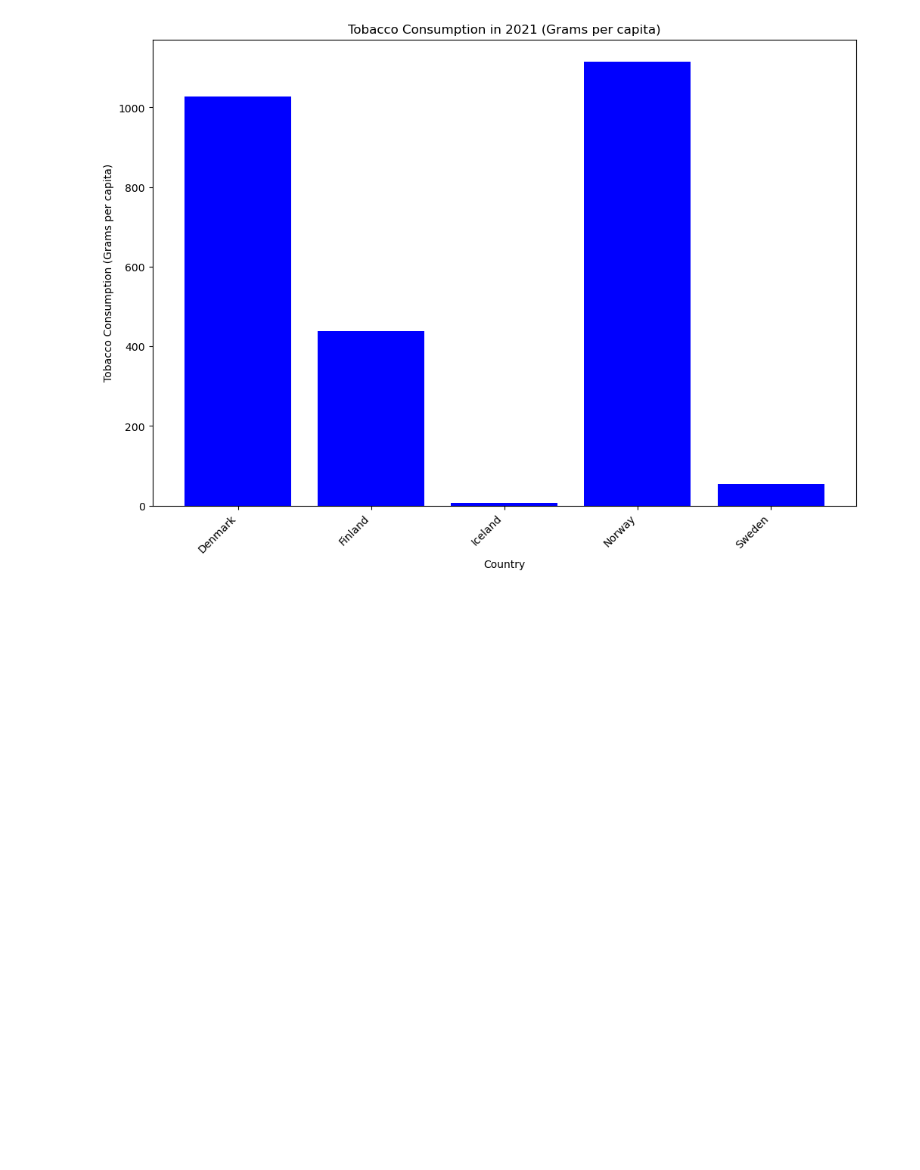
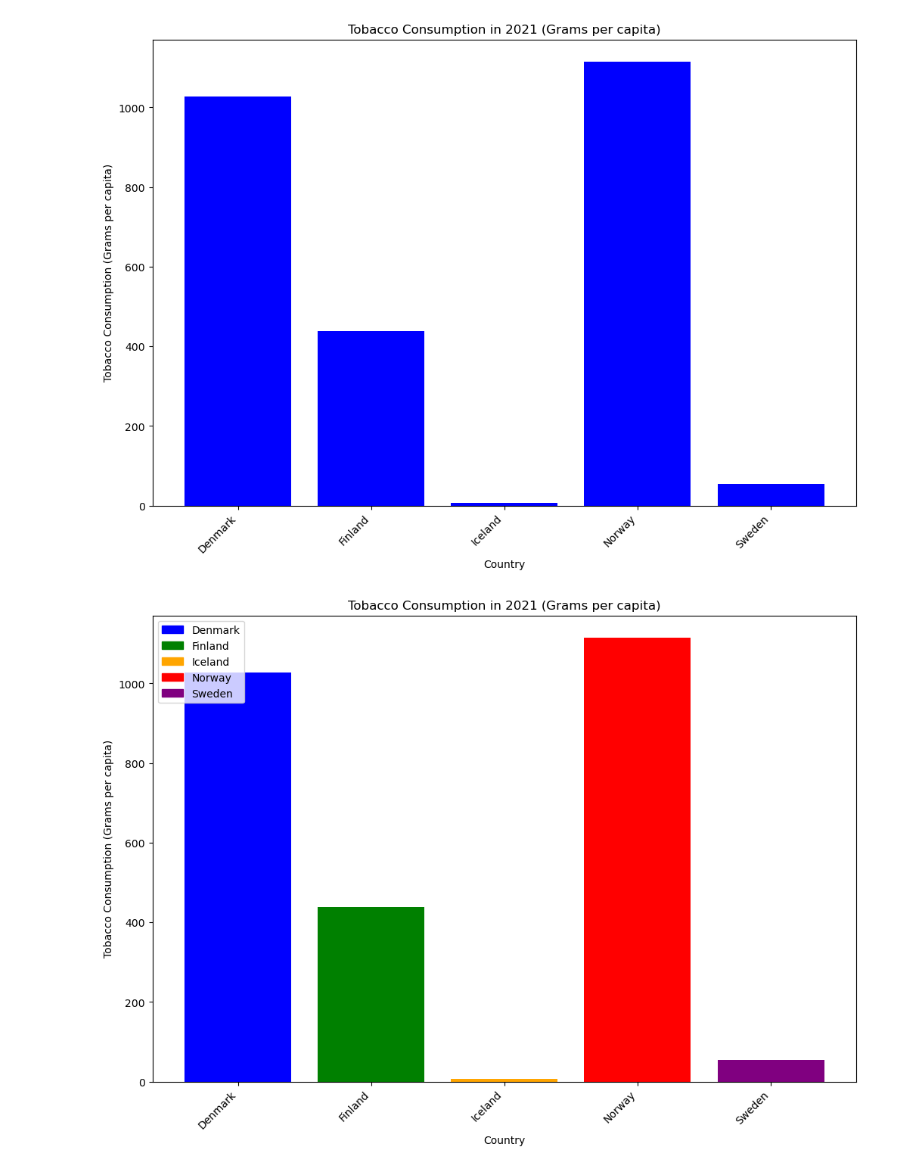
Before and after one commit to Henriettehe/gruppe4, a Jupyter notebook: story1/tobac_data/tobac.ipynb, the cells around one changed output. Saved outputs shown, nothing was run; the diff lists cells and outputs as text; code cells hidden in the pictures; blank space fills up the shorter version.

```diff
--- a/story1/tobac_data/tobac.ipynb
+++ b/story1/tobac_data/tobac.ipynb
@@ -162,3 +162,47 @@ plt.xticks(rotation=45, ha='right')
 plt.show()
 # %% [output]
 [figure]
+# %%
+import pandas as pd
+import matplotlib.pyplot as plt
+
+# Assuming your DataFrame is named 'df'
+
+# Filter data for the year 2021
+data_2021 = df[df['Year'] == 2021]
+
+# Exclude rows where "Measure" has a certain value
+df = df[df['Measure'] != 'Measure']
+
+# Group by "Country" and sum "Amount"
+total_amount_per_country = df.groupby('Country')['Amount'].sum()
+
+print(total_amount_per_country)
+
+# Update Sweden's value to 54.7
+data_2021.loc[data_2021['Country'] == 'Sweden', 'Value'] = 54.7
+
+# Define colors for each country
+colors = {
+    'Denmark': 'blue',
+    'Finland': 'green',
+    'Iceland': 'orange',
+    'Norway': 'red',
+    'Sweden': 'purple',
+}
+
+# Plotting
+plt.figure(figsize=(12, 8))
+bars = plt.bar(data_2021['Country'], data_2021['Value'], color=[colors[c] for c in data_2021['Country']])
+plt.title('Tobacco Consumption in 2021 (Grams per capita)')
+plt.xlabel('Country')
+plt.ylabel('Tobacco Consumption (Grams per capita)')
+
+# Add legend
+legend_labels = [plt.Rectangle((0,0),1,1, color=colors[label]) for label in colors]
+plt.legend(legend_labels, colors.keys(), loc='upper left')
+
+plt.xticks(rotation=45, ha='right')
+plt.show()
+# %% [output]
+[figure, added]
```
